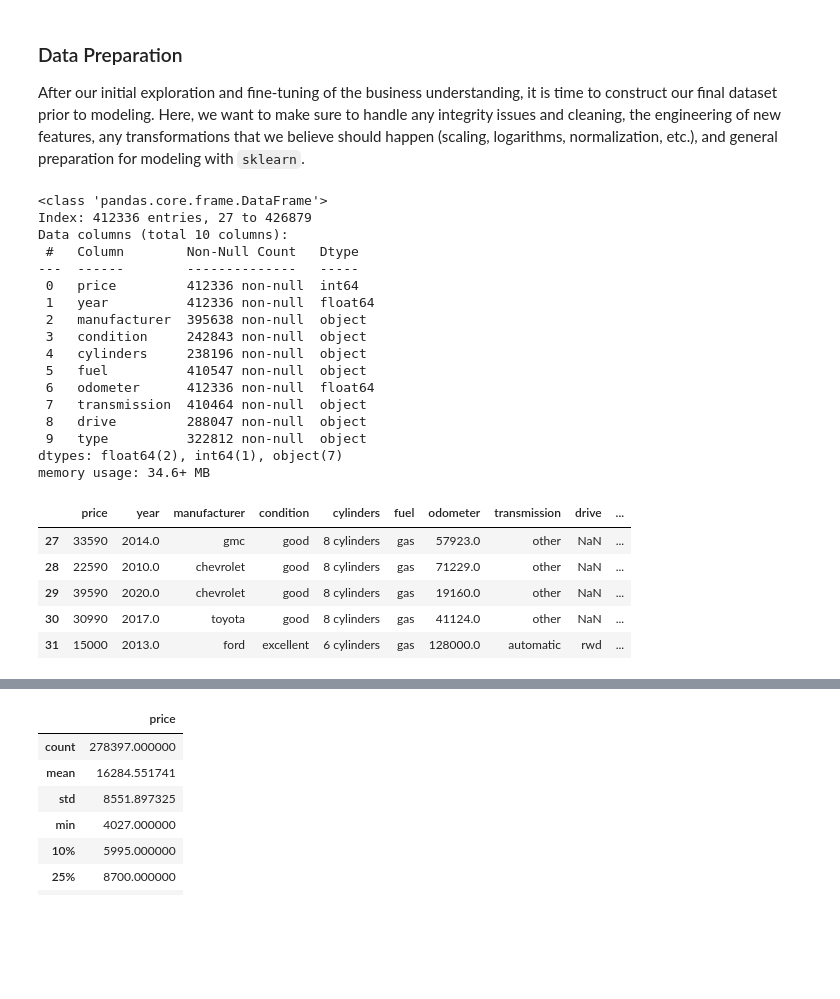
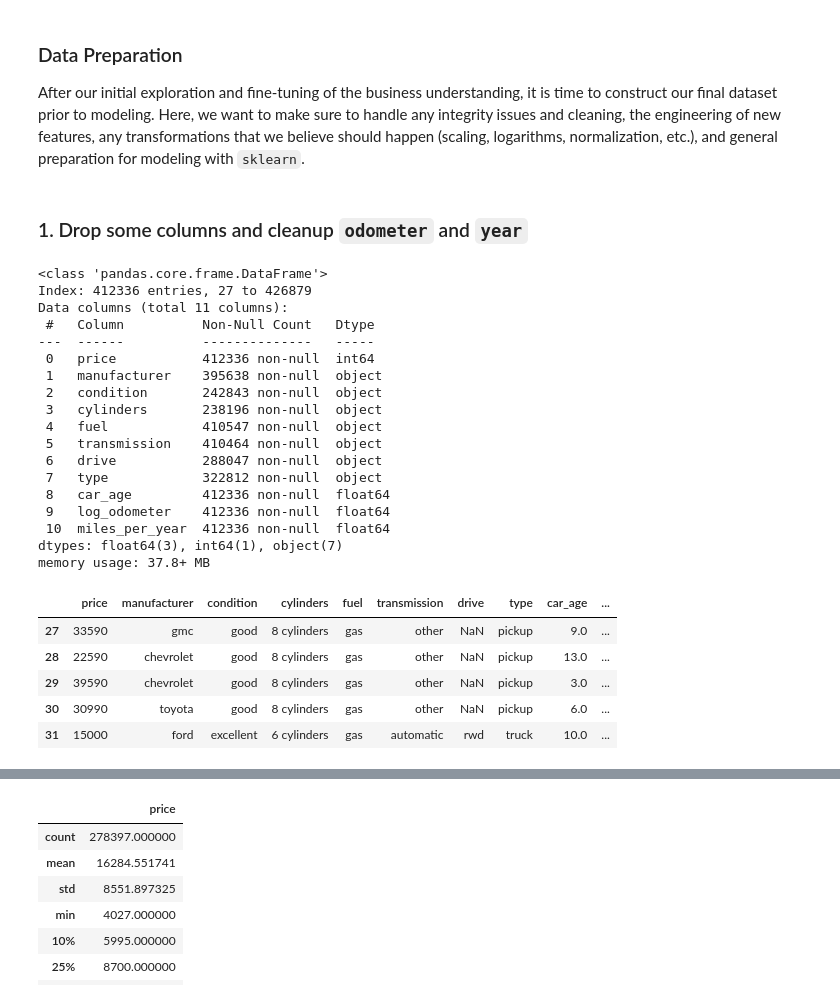
Before and after one commit to vegalopm/ml-assignment-mod11, a Jupyter notebook: prompt_II.ipynb, the cells around one changed output, grey strips where cells are left out. Saved outputs shown, nothing was run; the diff lists cells and outputs as text; code cells hidden in the pictures; blank space fills up the shorter version.

```diff
--- a/prompt_II.ipynb
+++ b/prompt_II.ipynb
@@ -142,47 +198,58 @@ After analyzing the data, here are some conclusions I made:
 ### Data Preparation
 
 After our initial exploration and fine-tuning of the business understanding, it is time to construct our final dataset prior to modeling.  Here, we want to make sure to handle any integrity issues and cleaning, the engineering of new features, any transformations that we believe should happen (scaling, logarithms, normalization, etc.), and general preparation for modeling with `sklearn`.
+# %% [markdown]
+### 1. Drop some columns and cleanup `odometer` and `year`
 # %%
 # Let's first drop the columns I don't need for the reasons mentioned above.
-cars.drop(columns=['id', 'VIN', 'region', 'model', 'state', 'paint_color'], inplace=True)
+cars.drop(columns=['id', 'VIN', 'region', 'model', 'state', 'paint_color', 'size'], inplace=True)
 
 # Now let's fill year with the median and set the year_missing column when the
 # value was missing.
 cars.loc[cars['year'].isna(), 'year'] = cars['year'].median()
 
-# Now let's fill null values of odometer and set the odometer_missing column
-# when the value was missing
+# Now let's add the new column car_age. 2023 is used since the most recent car is from 2022.
+cars['car_age'] = 2023 - cars['year']
+
+
+# Now let's fill null values of odometer and add the new column log_odometer
 cars.loc[cars['odometer'].isna(), 'odometer'] = cars['odometer'].median()
+cars['log_odometer'] = np.log1p(cars['odometer'])
+
+# Now let's calculate the miles_per_year column
+cars['miles_per_year'] = cars['odometer'] / cars['car_age']
+
+# Let's drop the columns year and odometer now that they are not needed
+cars.drop(columns=['year', 'odometer'], inplace=True)
 
 # Let's keep cars whose title is 'clean' or 'rebuilt' and then remove the column as it is not sigificant for driving the price of the car.
 cars = cars.loc[(cars['title_status'] == 'clean') | (cars['title_status'] == 'rebuilt')]
 cars.drop(columns=['title_status'], inplace=True)
 
-cars.drop(columns=['size'], inplace=True)
-
 cars.info()
 cars.head()
 # %% [output]
 <class 'pandas.core.frame.DataFrame'>
 Index: 412336 entries, 27 to 426879
-Data columns (total 10 columns):
- #   Column        Non-Null Count   Dtype
----  ------        --------------   -----
- 0   price         412336 non-null  int64
- 1   year          412336 non-null  float64
- 2   manufacturer  395638 non-null  object
- 3   condition     242843 non-null  object
- 4   cylinders     238196 non-null  object
- 5   fuel          410547 non-null  object
- 6   odometer      412336 non-null  float64
- 7   transmission  410464 non-null  object
- 8   drive         288047 non-null  object
- 9   type          322812 non-null  object
-dtypes: float64(2), int64(1), object(7)
-memory usage: 34.6+ MB
+Data columns (total 11 columns):
+ #   Column          Non-Null Count   Dtype
+---  ------          --------------   -----
+ 0   price           412336 non-null  int64
+ 1   manufacturer    395638 non-null  object
+ 2   condition       242843 non-null  object
+ 3   cylinders       238196 non-null  object
+ 4   fuel            410547 non-null  object
+ 5   transmission    410464 non-null  object
+ 6   drive           288047 non-null  object
+ 7   type            322812 non-null  object
+ 8   car_age         412336 non-null  float64
+ 9   log_odometer    412336 non-null  float64
+ 10  miles_per_year  412336 non-null  float64
+dtypes: float64(3), int64(1), object(7)
+memory usage: 37.8+ MB
-|  | price | year | manufacturer | condition | cylinders | fuel | odometer | transmission | drive | ... |
-| 27 | 33590 | 2014.0 | gmc | good | 8 cylinders | gas | 57923.0 | other | NaN | ... |
-| 28 | 22590 | 2010.0 | chevrolet | good | 8 cylinders | gas | 71229.0 | other | NaN | ... |
-| 29 | 39590 | 2020.0 | chevrolet | good | 8 cylinders | gas | 19160.0 | other | NaN | ... |
-| 30 | 30990 | 2017.0 | toyota | good | 8 cylinders | gas | 41124.0 | other | NaN | ... |
-| 31 | 15000 | 2013.0 | ford | excellent | 6 cylinders | gas | 128000.0 | automatic | rwd | ... |
+|  | price | manufacturer | condition | cylinders | fuel | transmission | drive | type | car_age | ... |
+| 27 | 33590 | gmc | good | 8 cylinders | gas | other | NaN | pickup | 9.0 | ... |
+| 28 | 22590 | chevrolet | good | 8 cylinders | gas | other | NaN | pickup | 13.0 | ... |
+| 29 | 39590 | chevrolet | good | 8 cylinders | gas | other | NaN | pickup | 3.0 | ... |
+| 30 | 30990 | toyota | good | 8 cylinders | gas | other | NaN | pickup | 6.0 | ... |
+| 31 | 15000 | ford | excellent | 6 cylinders | gas | automatic | rwd | truck | 10.0 | ... |
```
Also changed, not shown: parts of 17 cells of this notebook.
